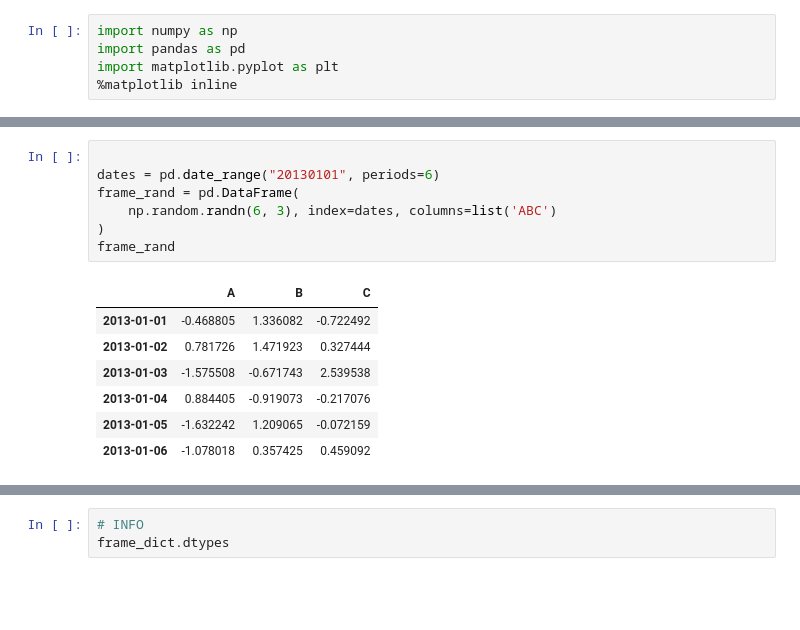
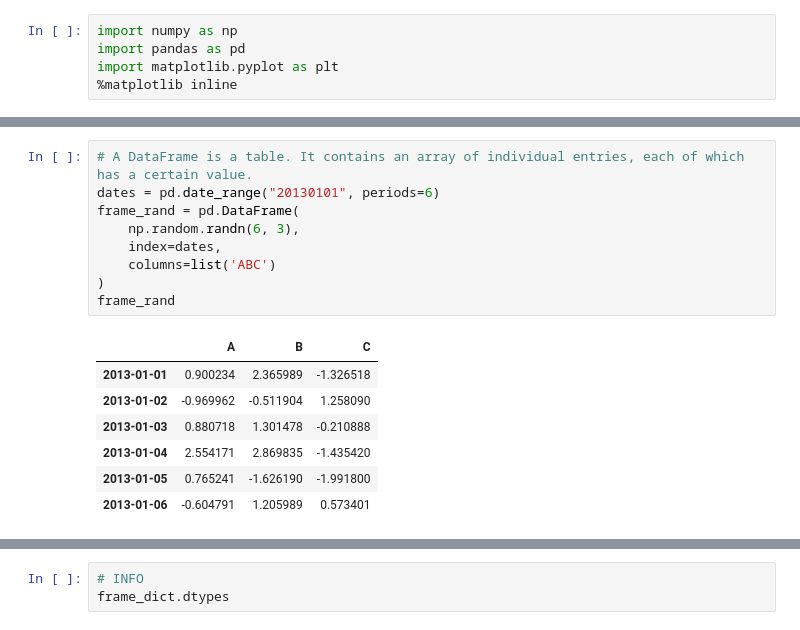
Before and after one commit to veledzimovich-iTechArt/pandas, a Jupyter notebook: 10min.ipynb, the cells around one changed output, grey strips where cells are left out. Saved outputs shown, nothing was run; the diff lists cells and outputs as text; blank space fills up the shorter version.

```diff
--- a/10min.ipynb
+++ b/10min.ipynb
@@ -58,18 +79,20 @@ Due to input data type the Series has a `view` on
 the original data, so
 the data is changed as well.
 # %%
-
+# A DataFrame is a table. It contains an array of individual entries, each of which has a certain value.
 dates = pd.date_range("20130101", periods=6)
 frame_rand = pd.DataFrame(
-    np.random.randn(6, 3), index=dates, columns=list('ABC')
+    np.random.randn(6, 3),
+    index=dates,
+    columns=list('ABC')
 )
 frame_rand
 # %% [output]
 |  | A | B | C |
-| 2013-01-01 | -0.468805 | 1.336082 | -0.722492 |
-| 2013-01-02 | 0.781726 | 1.471923 | 0.327444 |
-| 2013-01-03 | -1.575508 | -0.671743 | 2.539538 |
-| 2013-01-04 | 0.884405 | -0.919073 | -0.217076 |
-| 2013-01-05 | -1.632242 | 1.209065 | -0.072159 |
-| 2013-01-06 | -1.078018 | 0.357425 | 0.459092 |
+| 2013-01-01 | 0.900234 | 2.365989 | -1.326518 |
+| 2013-01-02 | -0.969962 | -0.511904 | 1.258090 |
+| 2013-01-03 | 0.880718 | 1.301478 | -0.210888 |
+| 2013-01-04 | 2.554171 | 2.869835 | -1.435420 |
+| 2013-01-05 | 0.765241 | -1.626190 | -1.991800 |
+| 2013-01-06 | -0.604791 | 1.205989 | 0.573401 |
 # %%
```
Also changed, not shown: parts of 98 cells of this notebook, 2 other files.
